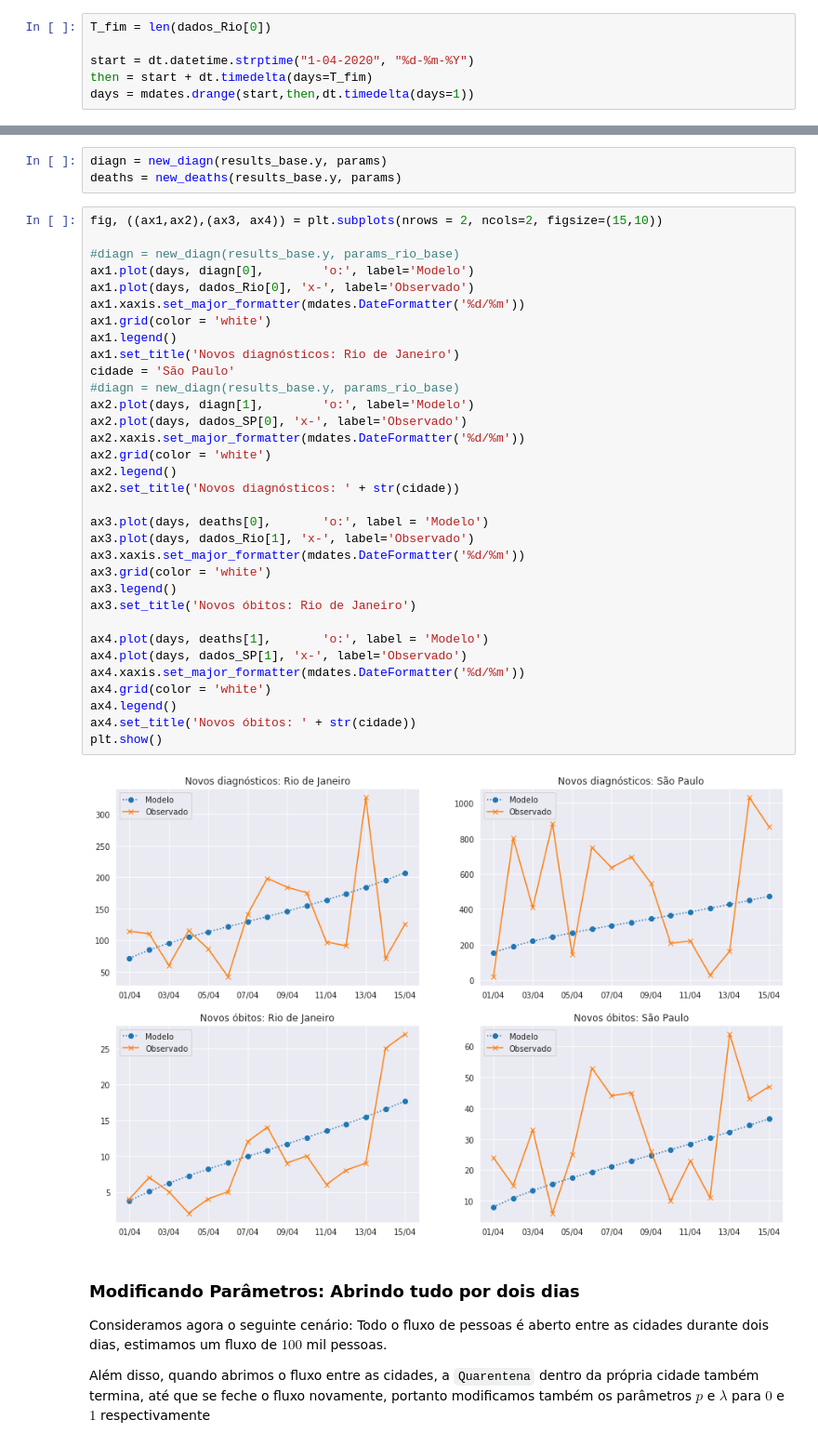
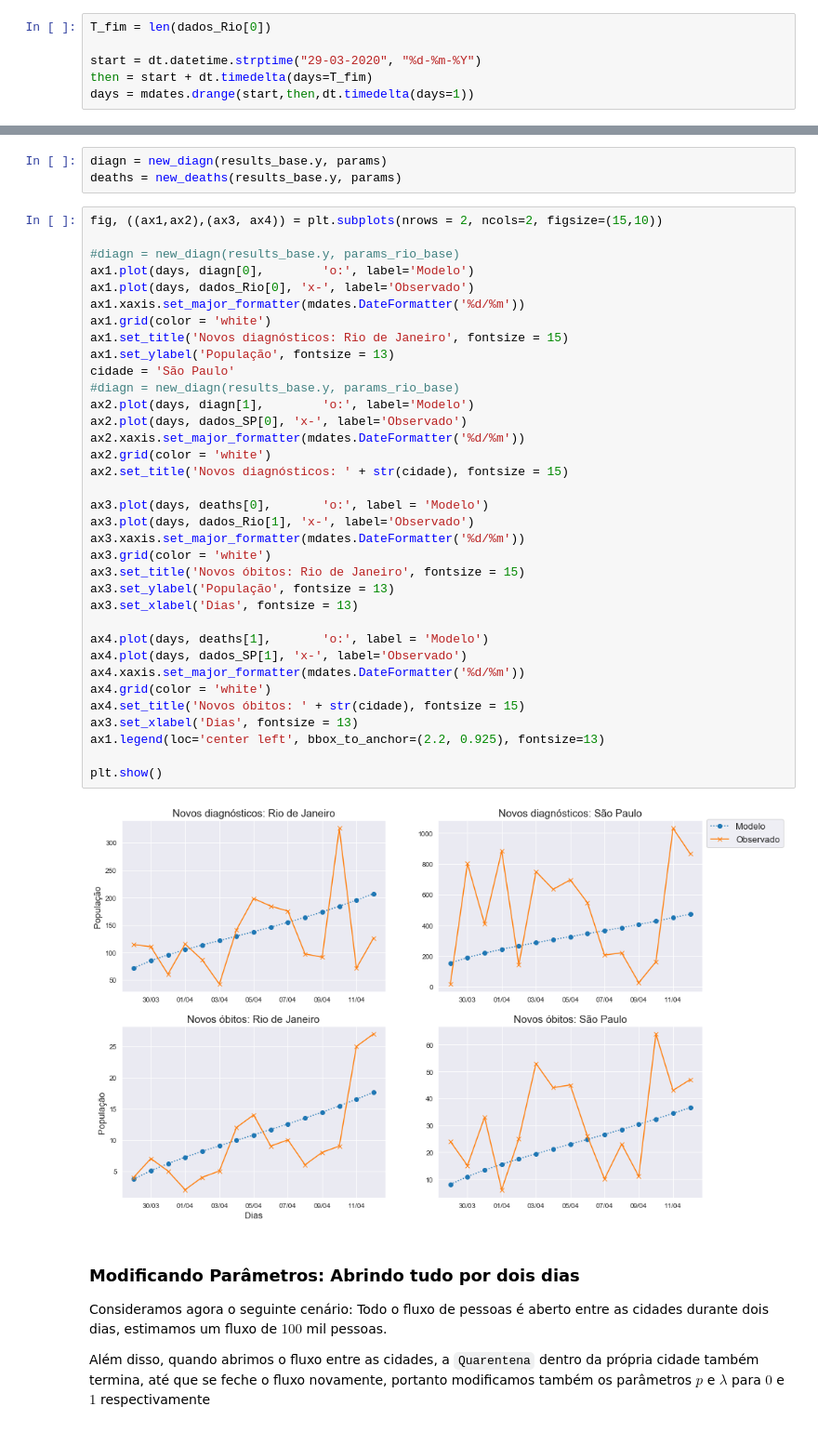
Before and after one commit to Modelagem-Covid-19-RJ/covid19, a Jupyter notebook: RJ/jia/Simulacao_entre_cidades.ipynb, the cells around one changed output, grey strips where cells are left out. Shown at 93% size. Cells and saved outputs as stored; diff of their text form.

Commit message:
Update Simulacao_entre_cidades.ipynb
Mudanças nos gráficos

```diff
--- a/RJ/jia/Simulacao_entre_cidades.ipynb
+++ b/RJ/jia/Simulacao_entre_cidades.ipynb
@@ -258,7 +267,7 @@ População Saindo do RJ por dia: 1007.84
 # %%
 T_fim = len(dados_Rio[0])
 
-start = dt.datetime.strptime("1-04-2020", "%d-%m-%Y")
+start = dt.datetime.strptime("29-03-2020", "%d-%m-%Y")
 then = start + dt.timedelta(days=T_fim)
 days = mdates.drange(start,then,dt.timedelta(days=1))
 # %%
@@ -271,38 +280,40 @@ deaths = new_deaths(results_base.y, params)
 # %%
 fig, ((ax1,ax2),(ax3, ax4)) = plt.subplots(nrows = 2, ncols=2, figsize=(15,10))
 
 #diagn = new_diagn(results_base.y, params_rio_base)
 ax1.plot(days, diagn[0],        'o:', label='Modelo')
 ax1.plot(days, dados_Rio[0], 'x-', label='Observado')
 ax1.xaxis.set_major_formatter(mdates.DateFormatter('%d/%m'))
 ax1.grid(color = 'white')
-ax1.legend()
-ax1.set_title('Novos diagnósticos: Rio de Janeiro')
+ax1.set_title('Novos diagnósticos: Rio de Janeiro', fontsize = 15)
+ax1.set_ylabel('População', fontsize = 13)
 cidade = 'São Paulo'
 #diagn = new_diagn(results_base.y, params_rio_base)
 ax2.plot(days, diagn[1],        'o:', label='Modelo')
 ax2.plot(days, dados_SP[0], 'x-', label='Observado')
 ax2.xaxis.set_major_formatter(mdates.DateFormatter('%d/%m'))
 ax2.grid(color = 'white')
-ax2.legend()
-ax2.set_title('Novos diagnósticos: ' + str(cidade))
+ax2.set_title('Novos diagnósticos: ' + str(cidade), fontsize = 15)
 
 ax3.plot(days, deaths[0],       'o:', label = 'Modelo')
 ax3.plot(days, dados_Rio[1], 'x-', label='Observado')
 ax3.xaxis.set_major_formatter(mdates.DateFormatter('%d/%m'))
 ax3.grid(color = 'white')
-ax3.legend()
-ax3.set_title('Novos óbitos: Rio de Janeiro')
+ax3.set_title('Novos óbitos: Rio de Janeiro', fontsize = 15)
+ax3.set_ylabel('População', fontsize = 13)
+ax3.set_xlabel('Dias', fontsize = 13)
 
 ax4.plot(days, deaths[1],       'o:', label = 'Modelo')
 ax4.plot(days, dados_SP[1], 'x-', label='Observado')
 ax4.xaxis.set_major_formatter(mdates.DateFormatter('%d/%m'))
 ax4.grid(color = 'white')
-ax4.legend()
-ax4.set_title('Novos óbitos: ' + str(cidade))
+ax4.set_title('Novos óbitos: ' + str(cidade), fontsize = 15)
+ax3.set_xlabel('Dias', fontsize = 13)
+ax1.legend(loc='center left', bbox_to_anchor=(2.2, 0.925), fontsize=13)
+
 plt.show()
 # %% [output]
-[figure, old version]
+[figure, new version]
 # %% [markdown]
 ### Modificando Parâmetros: Abrindo tudo por dois dias
 
```
Also changed, not shown: parts of 15 cells of this notebook.
